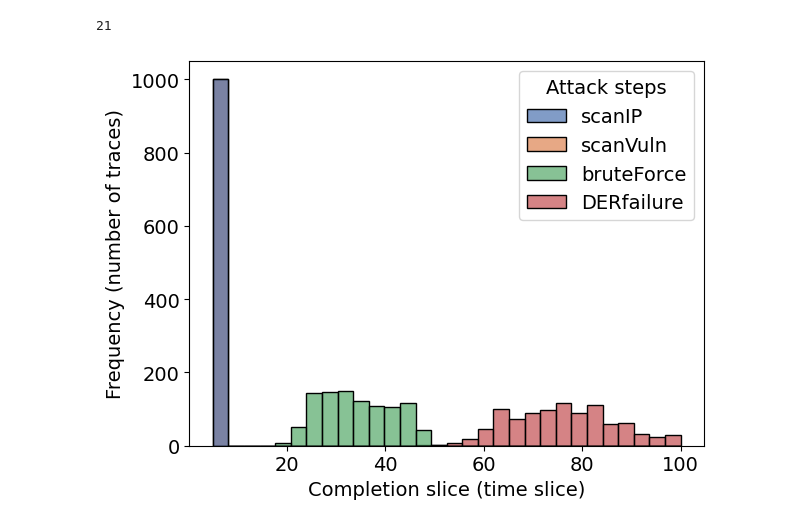
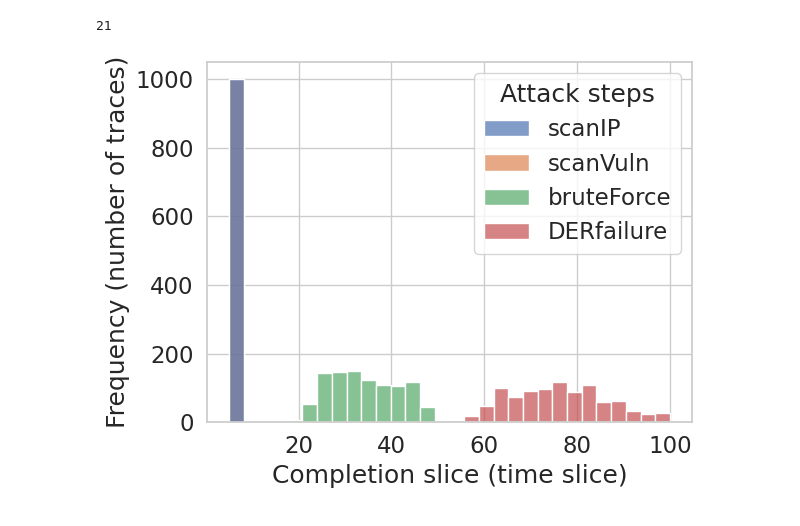
Before and after one commit to Dosclic98/dbn-sim-learning, a Jupyter notebook: data_evaluator.ipynb, the cells around one changed output. Saved outputs shown, nothing was run; the diff lists cells and outputs as text; code cells hidden in the pictures.

```diff
--- a/data_evaluator.ipynb
+++ b/data_evaluator.ipynb
@@ -52,17 +52,19 @@ distDf.rename(columns=nodeRemap, inplace=True)
 # Make the columnt name a feature "nodeId" and the values "completion_time" for proper hue mapping
 distDf_melted = distDf.melt(var_name='nodeId', value_name='completion_time')
 # %%
+sns.set(font_scale=1.5)
+sns.set_style("whitegrid")
 ax = sns.histplot(data=distDf_melted, x='completion_time', hue='nodeId', bins=30,
              palette="deep", alpha=0.7, common_norm=False,
              multiple="layer")
 plt.xlabel("Completion slice (time slice)")
 plt.ylabel("Frequency (number of traces)")
 #plt.title("Distribution of completion slices per attack step")
 ax.get_legend().set_title("Attack steps")
 plt.tight_layout()
 plt.savefig("plots/completion_slice_distribution.png", bbox_inches='tight')
 # %% [output]
-[figure, old version]
+[figure, new version]
 # %%
 # Compute the entropy for all nodes
 distDict = {}
```
Also changed, not shown: parts of 2 cells of this notebook, 16 other files.
